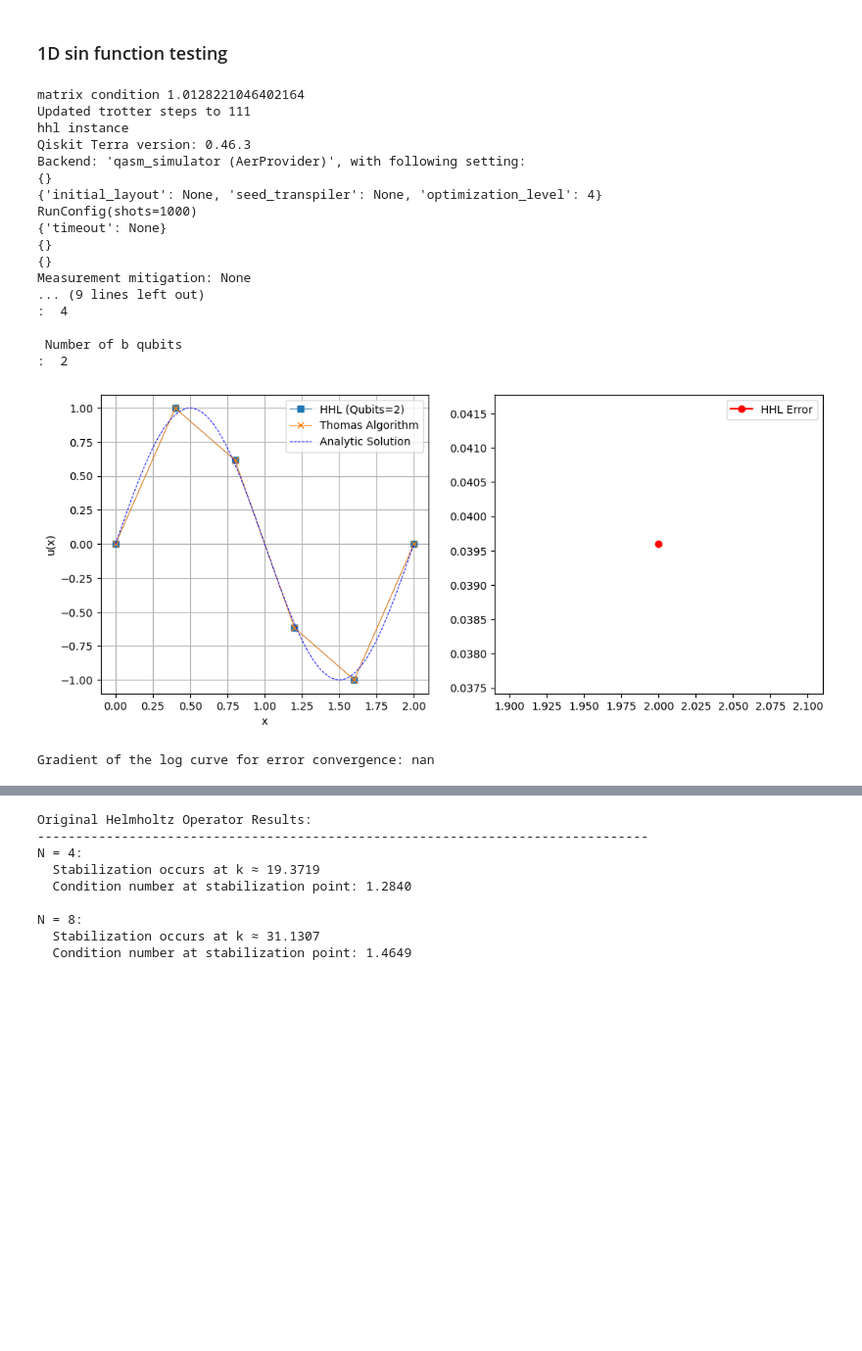
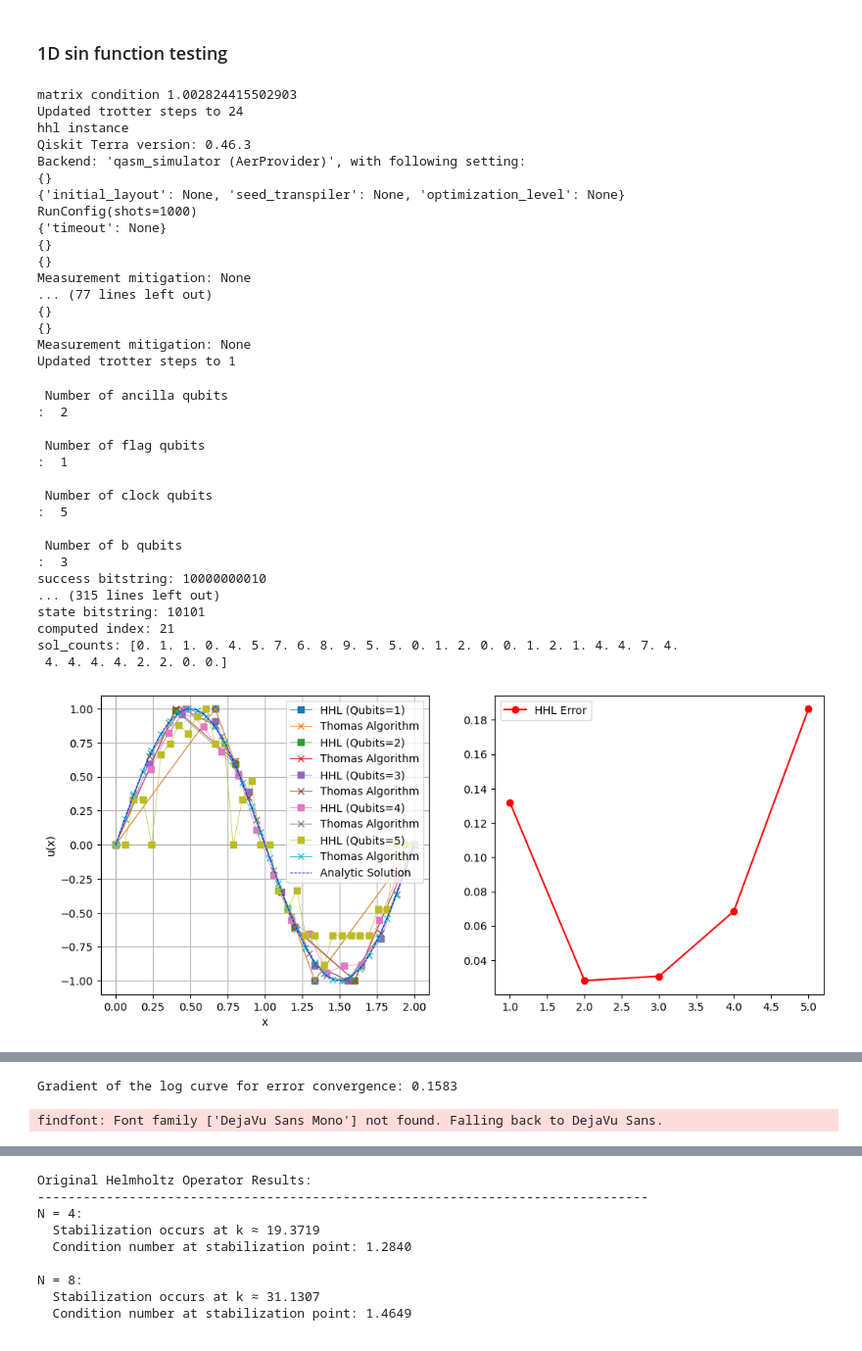
Before and after one commit to richard7990/quantum_linear_solvers, a Jupyter notebook: Helmholtz_1D_implmentation.ipynb, the cells around one changed output, grey strips where cells are left out. Shown at 98% size. Cells and saved outputs as stored; diff of their text form; code cells hidden in the pictures; blank space fills up the shorter version.

```diff
--- a/Helmholtz_1D_implmentation.ipynb
+++ b/Helmholtz_1D_implmentation.ipynb
@@ -68,12 +284,12 @@ def Linf_error(u, v):
 NUM_QUBITS = 4
 MATRIX_SIZE = 2 ** NUM_QUBITS
 # Define the number of qubits to test
-qubit_numbers = [2]
+qubit_numbers = [1, 2,3,4,5]
 
 # Initialize lists to store results
 errors_hhl = []
 
-# from qiskit.utils import algorithm_globals ### Only use for big simulations
+# from qiskit.utils import algorithm_globals ### Only use for big simulations hi
 # algorithm_globals.massive = True
 errors_thomas = []
 
@@ -104,12 +320,20 @@ for NUM_QUBITS in qubit_numbers:
     u_analytic = np.sin(np.pi * x_fine)
     u_error = np.sin(np.pi * x_numerical)
 
+    # Compare to thomas
+    thomas = numerical_solvers()
+    num_solution = thomas.solve_tridiagonal_thomas(matrix, vector)
+    num_solution = np.concatenate(([0], num_solution, [0]))
+    num_solution = normalize(num_solution, -1, 1)
+
     # Construct TridiagonalToeplitz matrix circuit with fixed trotter_steps
     tridi_mat = TridiagonalToeplitz(NUM_QUBITS, a, b)
 
+
+
     # Tridiagonal Toeplitz HHL
     backend = Aer.get_backend('qasm_simulator')
-    quantum_instance = QuantumInstance(backend,optimization_level=4, shots=1000)
+    quantum_instance = QuantumInstance(backend, shots=1000)
 
     tridi_hhl = HHL(epsilon=eps)
     tridi_hhl.quantum_instance = quantum_instance
@@ -118,16 +342,12 @@ for NUM_QUBITS in qubit_numbers:
 
     tridi_vector = get_solution_vector(tridi_solution, tridi_solution.state.num_qubits, vector)
     tridi_vector = np.concatenate(([0], tridi_vector, [0]))
-    tridi_vector = normalize(tridi_vector, -1, 1)
+    tridi_vector = normalize(tridi_vector, -1, 1) * np.sign(num_solution)
 
     mae_hhl = np.mean(np.abs(tridi_vector[1:len(tridi_vector)-1] - u_error))
     errors_hhl.append(mae_hhl)
 
-    # Compare to thomas
-    thomas = numerical_solvers()
-    num_solution = thomas.solve_tridiagonal_thomas(matrix, vector)
-    num_solution = np.concatenate(([0], num_solution, [0]))
-    num_solution = normalize(num_solution, -1, 1)
+
 
     mae_thomas = np.mean(np.abs(num_solution[1:len(num_solution)-1] - u_error))
     errors_thomas.append(mae_thomas)
@@ -151,40 +371,56 @@ plt.plot(qubit_numbers, errors_hhl, 'ro-', label='HHL Error')
 #plt.plot(qubit_numbers, errors_thomas, 'kx-', label='Thomas Error')
 #plt.xlabel('Number of Qubits')
 #plt.ylabel('Mean Absolute Error')
 plt.legend()
 
 plt.show()
 
 # add a log plot for the error convergence
 plt.figure(figsize=(8, 5))
 plt.plot(qubit_numbers, errors_hhl, 'ro-', label='HHL Error')
 plt.yscale('log')
 plt.xlabel('Number of Qubits')
 plt.ylabel('Mean Absolute Error')
 plt.title('Error Convergence with Number of Qubits')
 plt.legend()
 
 # print the gradient of the log curve for error convergence
 from scipy.stats import linregress
 res = linregress(qubit_numbers, np.log(errors_hhl))
 print(f"Gradient of the log curve for error convergence: {res.slope:.4f}")
 # %% [output]
-matrix condition 1.0128221046402164
-Updated trotter steps to 111
+matrix condition 1.002824415502903
+Updated trotter steps to 24
 hhl instance
 Qiskit Terra version: 0.46.3
 Backend: 'qasm_simulator (AerProvider)', with following setting:
 {}
-{'initial_layout': None, 'seed_transpiler': None, 'optimization_level': 4}
+{'initial_layout': None, 'seed_transpiler': None, 'optimization_level': None}
 RunConfig(shots=1000)
 {'timeout': None}
 {}
 {}
 Measurement mitigation: None
-... (9 lines left out)
-:  4
-
- Number of b qubits
-:  2
+... (77 lines left out)
+{}
+{}
+Measurement mitigation: None
+Updated trotter steps to 1
+ Number of ancilla qubits
+:  2
+
+ Number of flag qubits
+:  1
+
+ Number of clock qubits
+:  5
+
+ Number of b qubits
+:  3
+success bitstring: 10000000010
+... (315 lines left out)
+state bitstring: 10101
+computed index: 21
+sol_counts: [0. 1. 1. 0. 4. 5. 7. 6. 8. 9. 5. 5. 0. 1. 2. 0. 0. 1. 2. 1. 4. 4. 7. 4.
+ 4. 4. 4. 4. 2. 2. 0. 0.]
-[figure, old version]
+[figure, new version]
-Gradient of the log curve for error convergence: nan
@@ -190,0 +446,2 @@ Gradient of the log curve for error convergence: nan
+Gradient of the log curve for error convergence: 0.1583
+findfont: Font family ['DejaVu Sans Mono'] not found. Falling back to DejaVu Sans.
```
Also changed, not shown: parts of 9 cells of this notebook, 4 other files.
